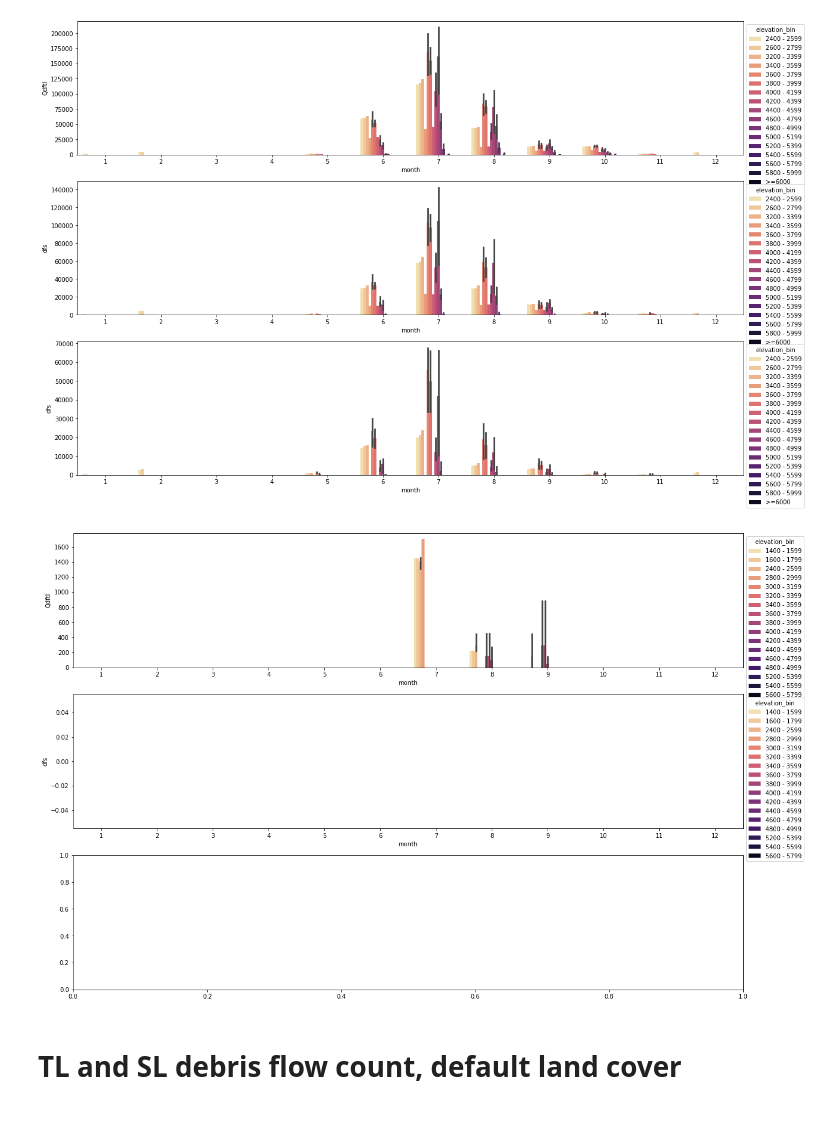
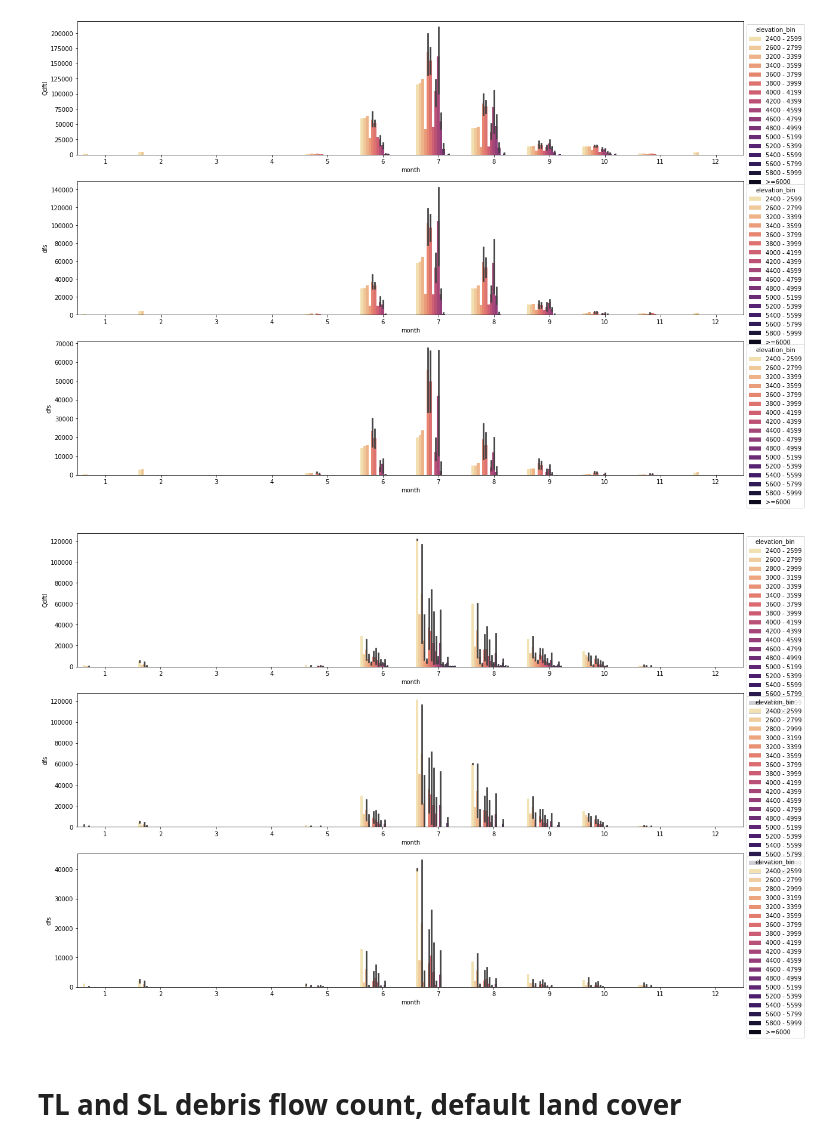
Before and after one commit to varyabazilova/sedcas_sediments_hma, a Jupyter notebook: 202405_modelruns/boxplots_3regions.ipynb, the cells around one changed output. Saved outputs shown, nothing was run; the diff lists cells and outputs as text; code cells hidden in the pictures; blank space fills up the shorter version.

```diff
--- a/202405_modelruns/boxplots_3regions.ipynb
+++ b/202405_modelruns/boxplots_3regions.ipynb
@@ -327,21 +331,21 @@ sns.move_legend(mosaic['c'], "upper left", bbox_to_anchor=(1, 1))
 # %%
 fig = plt.figure(figsize=(20, 14))
 mosaic = fig.subplot_mosaic('''
                             aaa
                             bbb
                             ccc
                             ''')
 
 
-sns.barplot(ax = mosaic['a'], x='month', y='Qdftl', hue = 'elevation_bin', data=bagrot_melted,      palette = 'magma_r')
-sns.barplot(ax = mosaic['b'], x='month', y='dfs',   hue = 'elevation_bin', data=bagrot_melted_SL50, palette = 'magma_r')
-# sns.lineplot(ax = mosaic['c'], x='month', y='dfs',   hue = 'elevation_bin', data=bagrot_melted_SL25, palette = 'magma_r')
+sns.barplot(ax = mosaic['a'], x='month', y='Qdftl', hue = 'elevation_bin', data=mustang_melted,      palette = 'magma_r')
+sns.barplot(ax = mosaic['b'], x='month', y='dfs',   hue = 'elevation_bin', data=mustang_melted_SL50, palette = 'magma_r')
+sns.barplot(ax = mosaic['c'], x='month', y='dfs',   hue = 'elevation_bin', data=mustang_melted_SL25, palette = 'magma_r')
 
 sns.move_legend(mosaic['a'], "upper left", bbox_to_anchor=(1, 1))
 sns.move_legend(mosaic['b'], "upper left", bbox_to_anchor=(1, 1))
-# sns.move_legend(mosaic['c'], "upper left", bbox_to_anchor=(1, 1))
+sns.move_legend(mosaic['c'], "upper left", bbox_to_anchor=(1, 1))
 # %% [output]
-[figure, old version]
+[figure, new version]
 # %% [markdown]
 # TL and SL debris flow count, default land cover
 # %%
```
Also changed, not shown: parts of 15 cells of this notebook, 20 other files.
